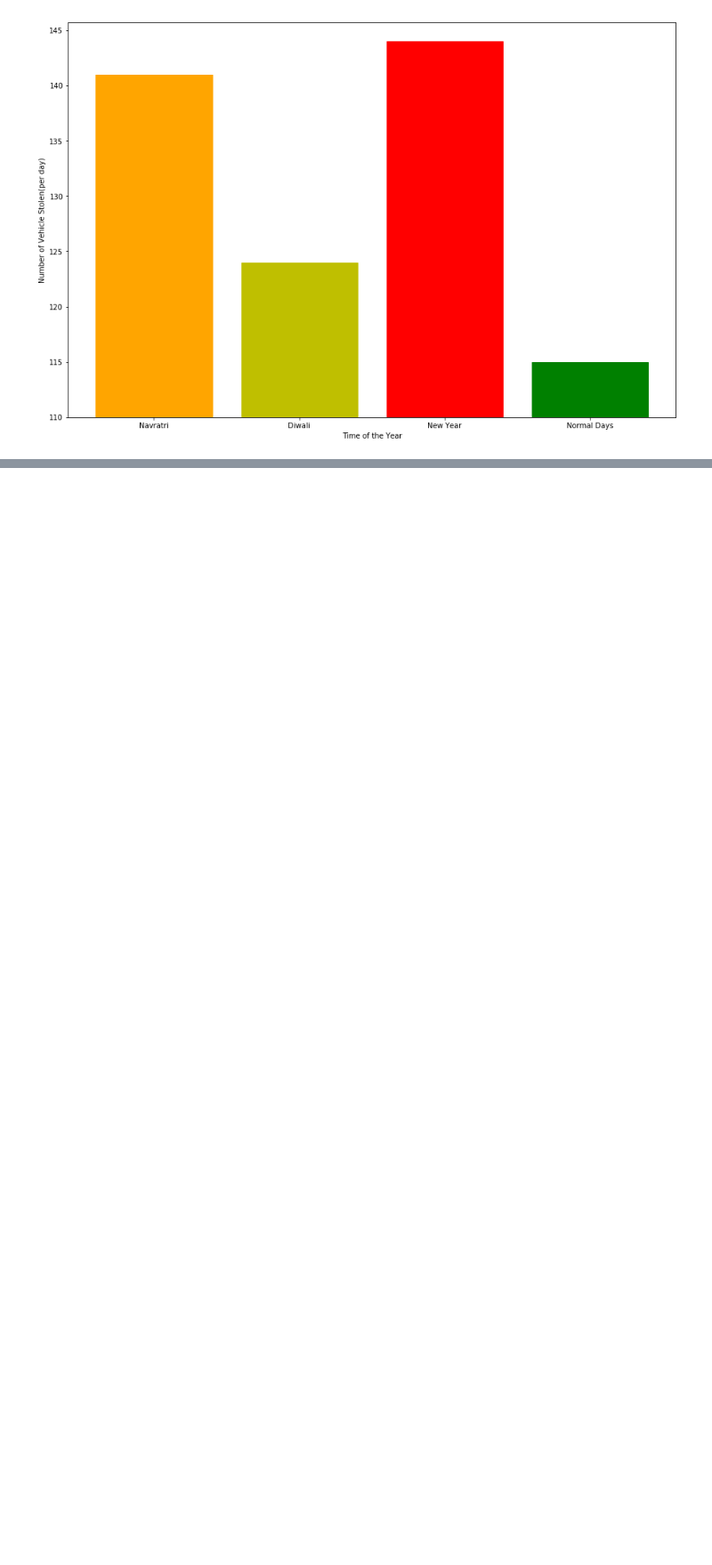
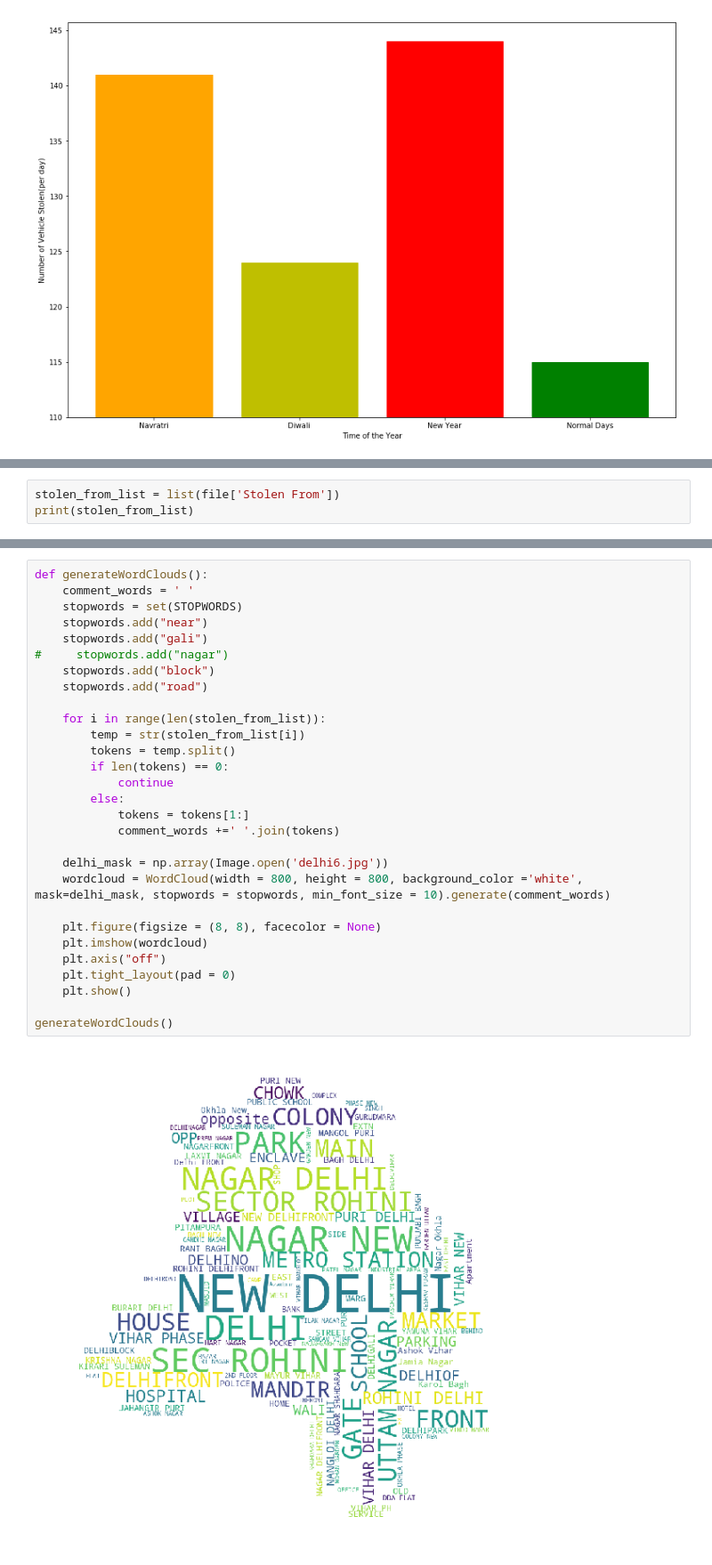
Before and after one commit to shucon/BDP-Police-FIR-Project, a Jupyter notebook: data.ipynb, the cells around one changed output, grey strips where cells are left out. Shown at 89% size. Cells and saved outputs as stored; diff of their text form; blank space fills up the shorter version.

Commit message:
wordcloud fir address added

```diff
--- a/data.ipynb
+++ b/data.ipynb
@@ -330,0 +335,3 @@ plt.show()
+# %%
+stolen_from_list = list(file['Stolen From'])
+print(stolen_from_list)
@@ -330,0 +340,31 @@ plt.show()
+# %%
+def generateWordClouds():
+    comment_words = ' '
+    stopwords = set(STOPWORDS)
+    stopwords.add("near")
+    stopwords.add("gali")
+#     stopwords.add("nagar")
+    stopwords.add("block")
+    stopwords.add("road")
+
+    for i in range(len(stolen_from_list)):
+        temp = str(stolen_from_list[i])
+        tokens = temp.split()
+        if len(tokens) == 0:
+            continue
+        else:
+            tokens = tokens[1:]
+            comment_words +=' '.join(tokens)
+
+    delhi_mask = np.array(Image.open('delhi6.jpg'))
+    wordcloud = WordCloud(width = 800, height = 800, background_color ='white', mask=delhi_mask, stopwords = stopwords, min_font_size = 10).generate(comment_words)
+
+    plt.figure(figsize = (8, 8), facecolor = None)
+    plt.imshow(wordcloud)
+    plt.axis("off")
+    plt.tight_layout(pad = 0)
+    plt.show()
+
+generateWordClouds()
+# %% [output]
+[figure, added]
```
Also changed, not shown: parts of 3 cells of this notebook, 1 other file.
